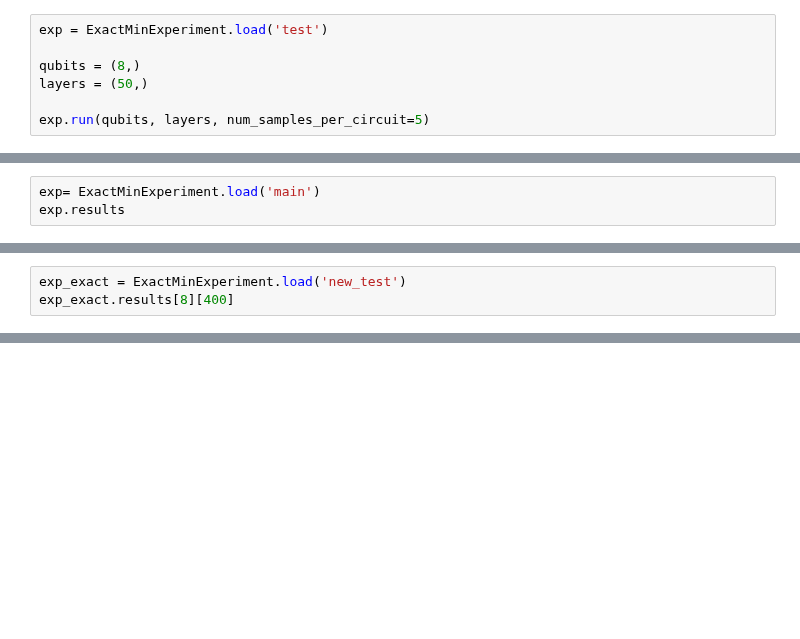
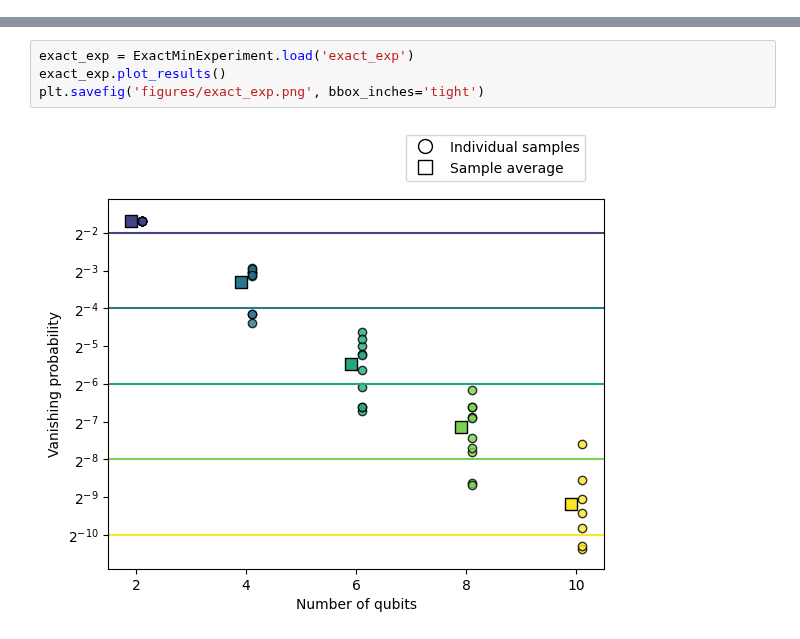
Before and after one commit to idnm/barren_traps, a Jupyter notebook: barren_traps.ipynb, the cells around one changed output, grey strips where cells are left out. Drawn from its saved outputs; the diff is of its cells as text; blank space fills up the shorter version.

```diff
--- a/barren_traps.ipynb
+++ b/barren_traps.ipynb
@@ -16,7 +3,0 @@ jax.clear_caches()
-# %%
-exp = ExactMinExperiment.load('test')
-
-qubits = (8,)
-layers = (50,)
-
-exp.run(qubits, layers, num_samples_per_circuit=5)
@@ -282,3 +3,0 @@ NameError: name 'jax' is not defined
-# %%
-exp= ExactMinExperiment.load('main')
-exp.results
@@ -303,3 +3,0 @@ defaultdict(functools.partial(<class 'collections.defaultdict'>, functools.parti
-# %%
-exp_exact = ExactMinExperiment.load('new_test')
-exp_exact.results[8][400]
@@ -536,0 +10,6 @@ NameError: name 'UniformBPExperiement' is not defined
+# %%
+exact_exp = ExactMinExperiment.load('exact_exp')
+exact_exp.plot_results()
+plt.savefig('figures/exact_exp.png', bbox_inches='tight')
+# %% [output]
+[figure, added]
```
Also changed, not shown: parts of 73 cells of this notebook, 1 other file.
